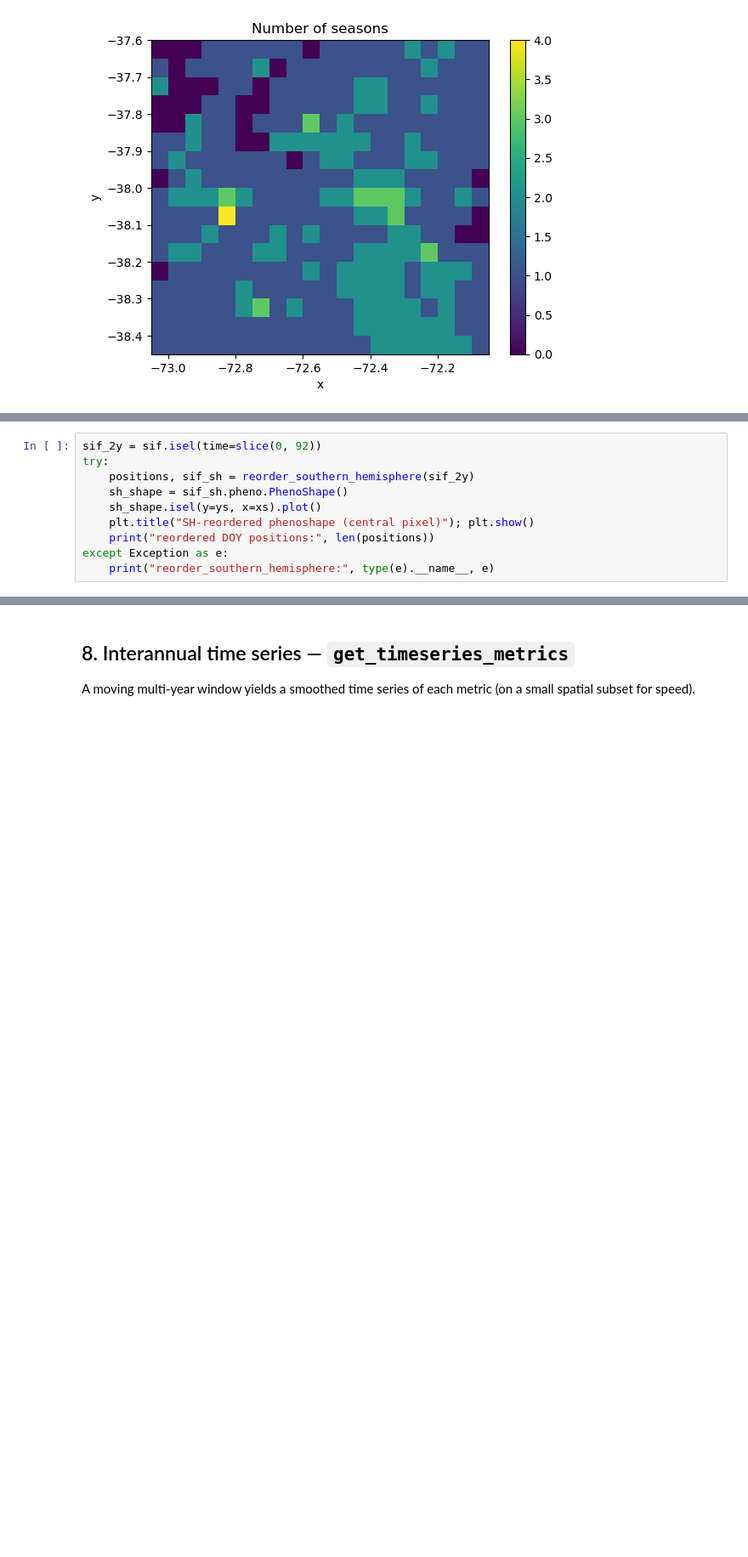
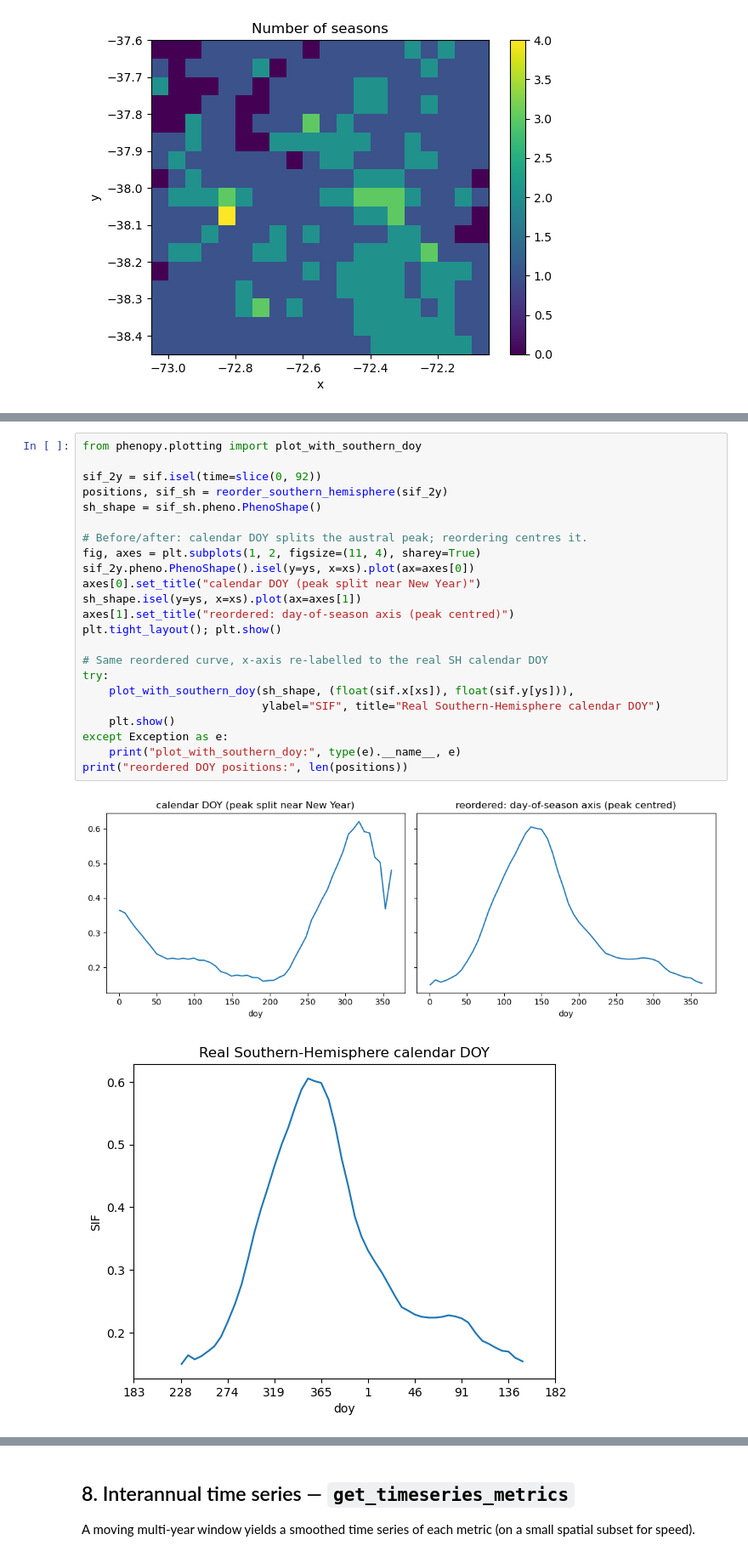
Before and after one commit to JavierLopatin/PhenoPY, a Jupyter notebook: examples/tutorial.ipynb, the cells around one changed output, grey strips where cells are left out. Shown at 85% size. Drawn from its saved outputs; the diff is of its cells as text; blank space fills up the shorter version.

```diff
--- a/examples/tutorial.ipynb
+++ b/examples/tutorial.ipynb
@@ -158,10 +152,0 @@ boundary; reordering centres it. (Run on a 2-year slice for speed.)
-# %%
-sif_2y = sif.isel(time=slice(0, 92))
-try:
-    positions, sif_sh = reorder_southern_hemisphere(sif_2y)
-    sh_shape = sif_sh.pheno.PhenoShape()
-    sh_shape.isel(y=ys, x=xs).plot()
-    plt.title("SH-reordered phenoshape (central pixel)"); plt.show()
-    print("reordered DOY positions:", len(positions))
-except Exception as e:
-    print("reorder_southern_hemisphere:", type(e).__name__, e)
@@ -170,0 +166,26 @@ reordered DOY positions: 92
+# %%
+from phenopy.plotting import plot_with_southern_doy
+
+sif_2y = sif.isel(time=slice(0, 92))
+positions, sif_sh = reorder_southern_hemisphere(sif_2y)
+sh_shape = sif_sh.pheno.PhenoShape()
+
+# Before/after: calendar DOY splits the austral peak; reordering centres it.
+fig, axes = plt.subplots(1, 2, figsize=(11, 4), sharey=True)
+sif_2y.pheno.PhenoShape().isel(y=ys, x=xs).plot(ax=axes[0])
+axes[0].set_title("calendar DOY (peak split near New Year)")
+sh_shape.isel(y=ys, x=xs).plot(ax=axes[1])
+axes[1].set_title("reordered: day-of-season axis (peak centred)")
+plt.tight_layout(); plt.show()
+
+# Same reordered curve, x-axis re-labelled to the real SH calendar DOY
+try:
+    plot_with_southern_doy(sh_shape, (float(sif.x[xs]), float(sif.y[ys])),
+                           ylabel="SIF", title="Real Southern-Hemisphere calendar DOY")
+    plt.show()
+except Exception as e:
+    print("plot_with_southern_doy:", type(e).__name__, e)
+print("reordered DOY positions:", len(positions))
+# %% [output]
+[figure, added]
+[figure, added]
```
Also changed, not shown: parts of 6 cells of this notebook.
